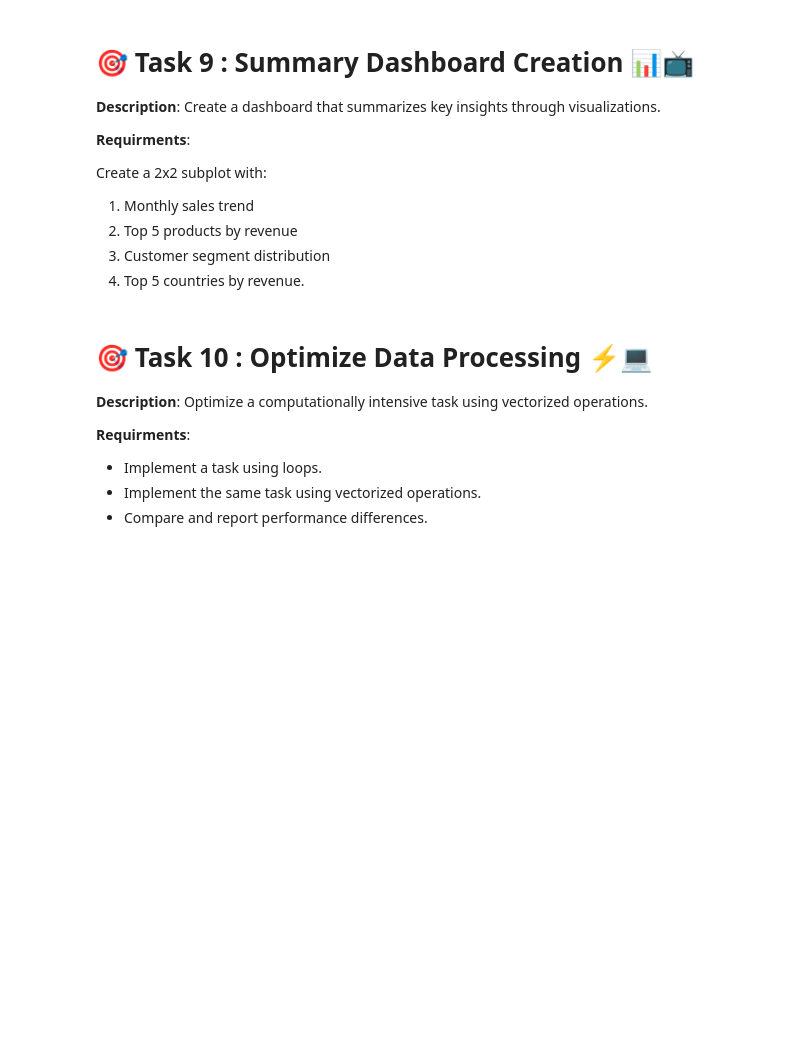
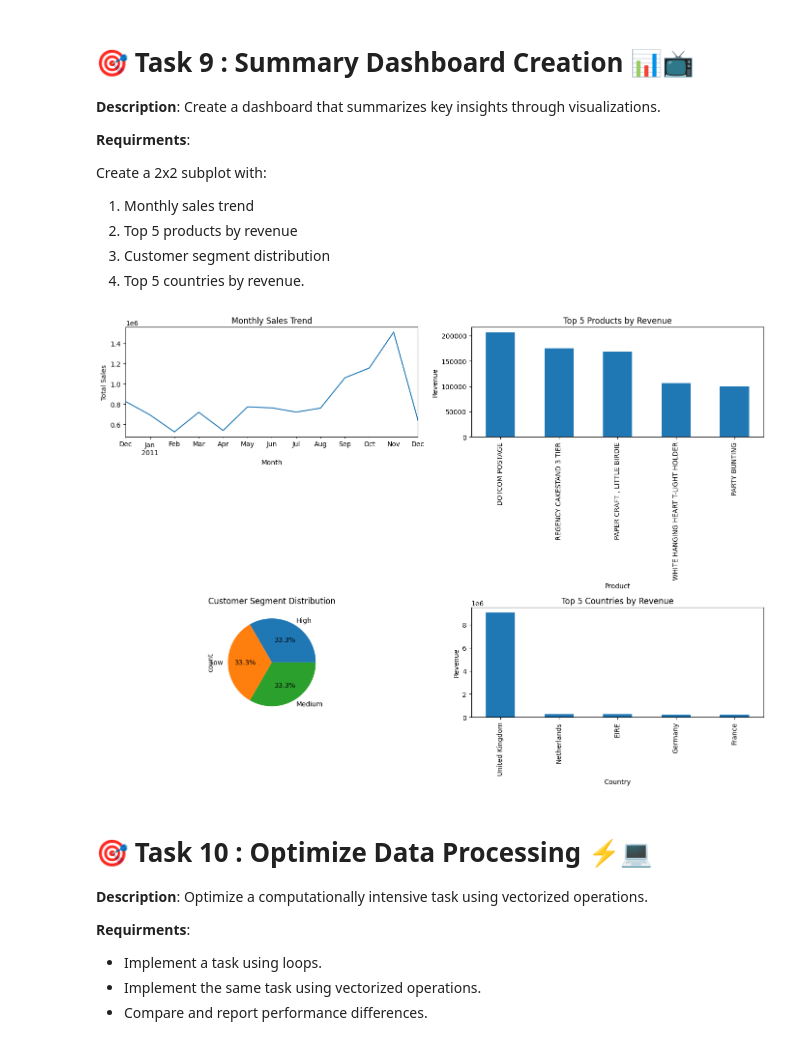
Before and after one commit to FR720/capstaneProject, a Jupyter notebook: Team_8_Capstone_Project_E_commerce_Analytics_Module.ipynb, the cells around one changed output. Cells and saved outputs as stored; diff of their text form; code cells hidden in the pictures; blank space fills up the shorter version.

```diff
--- a/Team_8_Capstone_Project_E_commerce_Analytics_Module.ipynb
+++ b/Team_8_Capstone_Project_E_commerce_Analytics_Module.ipynb
@@ -432,6 +460,33 @@ Create a 2x2 subplot with:
   2.   Top 5 products by revenue
   3.   Customer segment distribution
   4.   Top 5 countries by revenue.
+# %%
+# Create a 2x2 subplot
+fig, axes = plt.subplots(2, 2, figsize=(14, 10))
+
+# Monthly sales trend
+monthly_sales.plot(ax=axes[0, 0], title='Monthly Sales Trend')
+axes[0, 0].set_xlabel('Month')
+axes[0, 0].set_ylabel('Total Sales')
+
+# Top 5 products by revenue
+top_products_revenue = data_sales.groupby('Description')['TotalPrice'].sum().nlargest(5)
+top_products_revenue.plot(kind='bar', ax=axes[0, 1], title='Top 5 Products by Revenue')
+axes[0, 1].set_xlabel('Product')
+axes[0, 1].set_ylabel('Revenue')
+
+# Customer segment distribution
+rfm['Segment'].value_counts().plot(kind='pie', ax=axes[1, 0], autopct='%1.1f%%', title='Customer Segment Distribution')
+
+# Top 5 countries by revenue
+country_revenue.nlargest(5).plot(kind='bar', ax=axes[1, 1], title='Top 5 Countries by Revenue')
+axes[1, 1].set_xlabel('Country')
+axes[1, 1].set_ylabel('Revenue')
+
+plt.tight_layout()
+plt.show()
+# %% [output]
+[figure, added]
 # %% [markdown]
 # 🎯 **Task 10 : Optimize Data Processing** ⚡💻
 **Description**: Optimize a computationally intensive task using vectorized operations.
```
Also changed, not shown: parts of 6 cells of this notebook.
